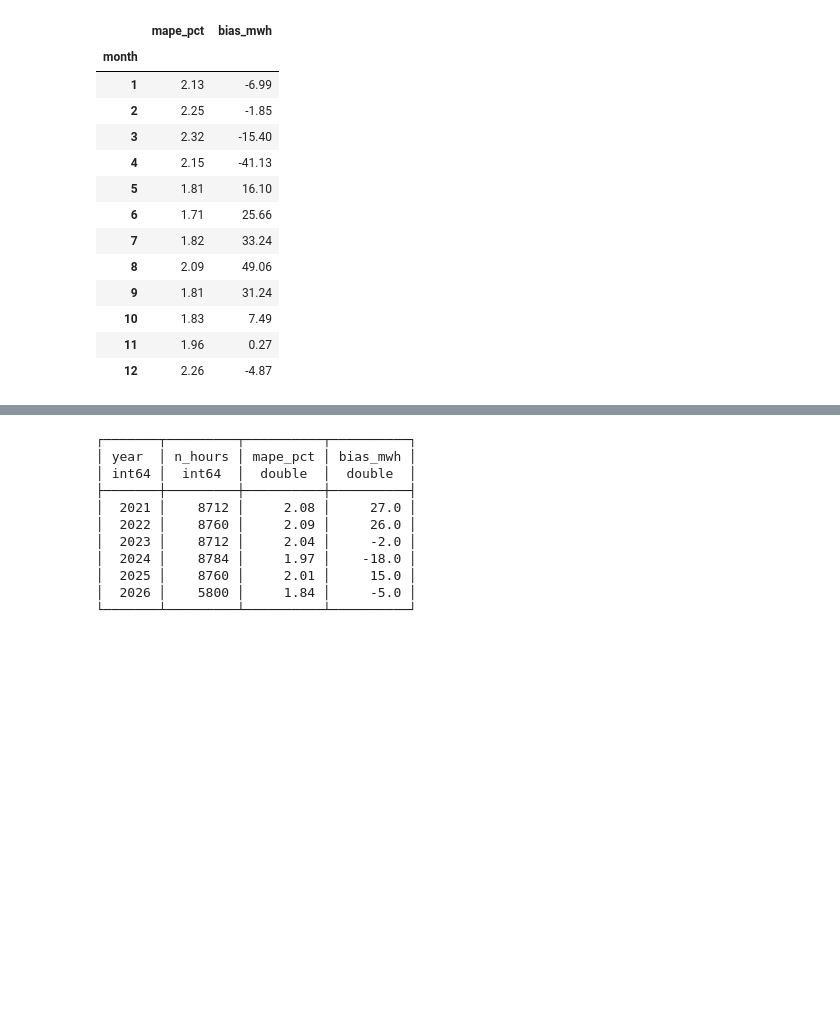
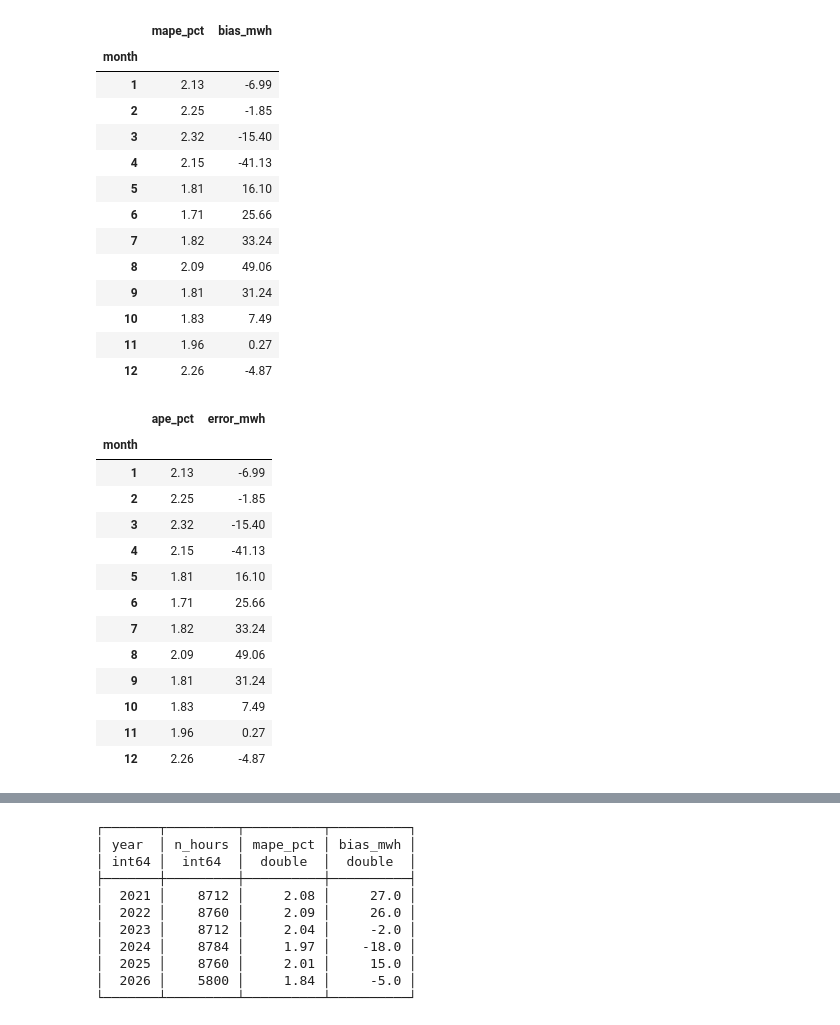
Before and after one commit to dipgip/DS_playground, a Jupyter notebook: pnw-demand-forecast/notebooks/03_eda.ipynb, the cells around one changed output, grey strips where cells are left out. Drawn from its saved outputs; the diff is of its cells as text; code cells hidden in the pictures; blank space fills up the shorter version.

```diff
--- a/pnw-demand-forecast/notebooks/03_eda.ipynb
+++ b/pnw-demand-forecast/notebooks/03_eda.ipynb
@@ -687,6 +687,24 @@ by_month_table
 | 10 | 1.83 | 7.49 |
 | 11 | 1.96 | 0.27 |
 | 12 | 2.26 | -4.87 |
+# %%
+bench["error_mwh"] = bench["eia_forecast_mwh"] - bench["demand_mwh"]
+bench.groupby("month")[["ape_pct", "error_mwh"]].mean().round(2)
+# %% [output]
+|  | ape_pct | error_mwh |
+| month |  |  |
+| 1 | 2.13 | -6.99 |
+| 2 | 2.25 | -1.85 |
+| 3 | 2.32 | -15.40 |
+| 4 | 2.15 | -41.13 |
+| 5 | 1.81 | 16.10 |
+| 6 | 1.71 | 25.66 |
+| 7 | 1.82 | 33.24 |
+| 8 | 2.09 | 49.06 |
+| 9 | 1.81 | 31.24 |
+| 10 | 1.83 | 7.49 |
+| 11 | 1.96 | 0.27 |
+| 12 | 2.26 | -4.87 |
 # %%
 #worst days
 con.sql("""
```
Also changed, not shown: parts of 2 cells of this notebook.
